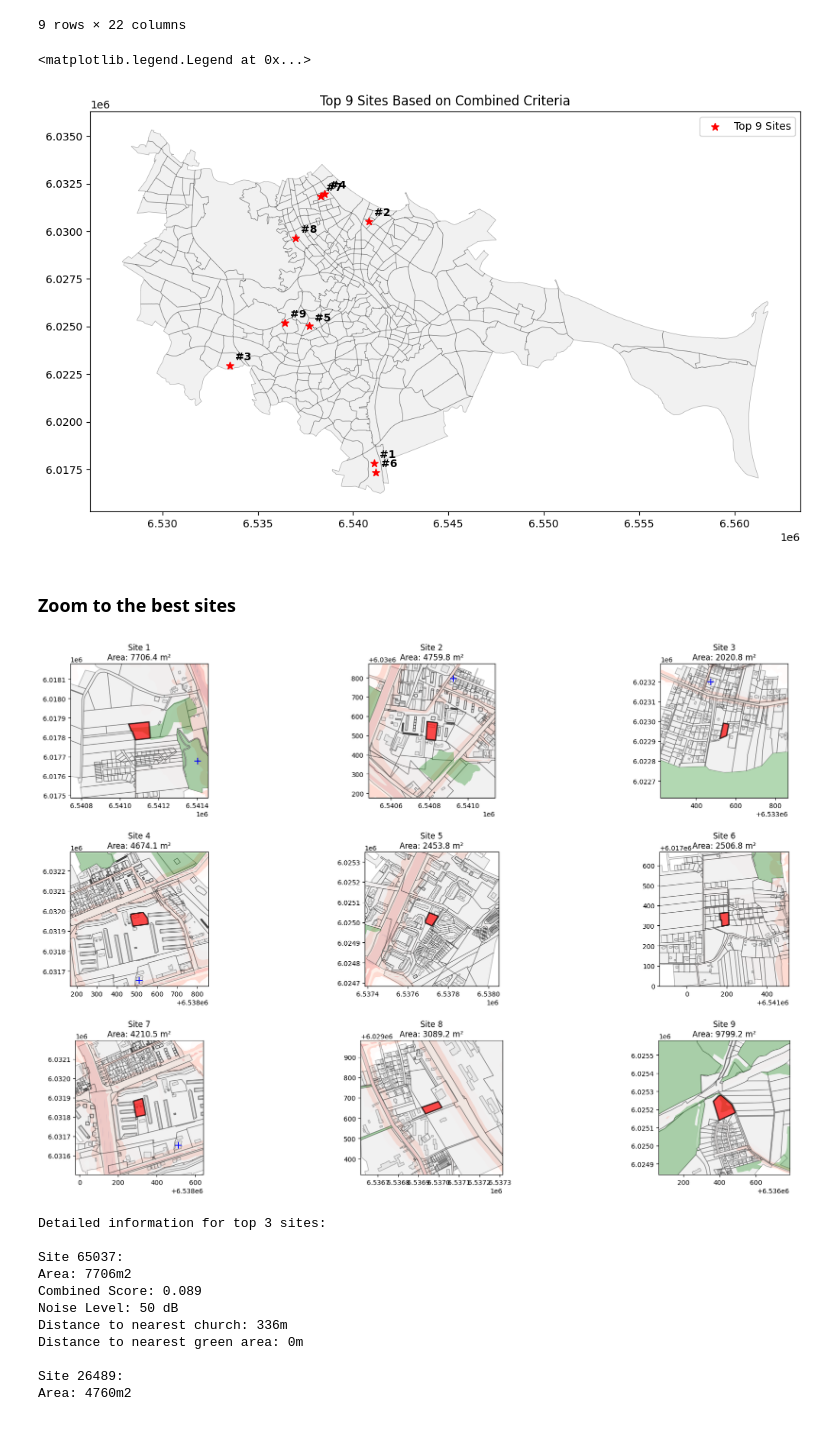
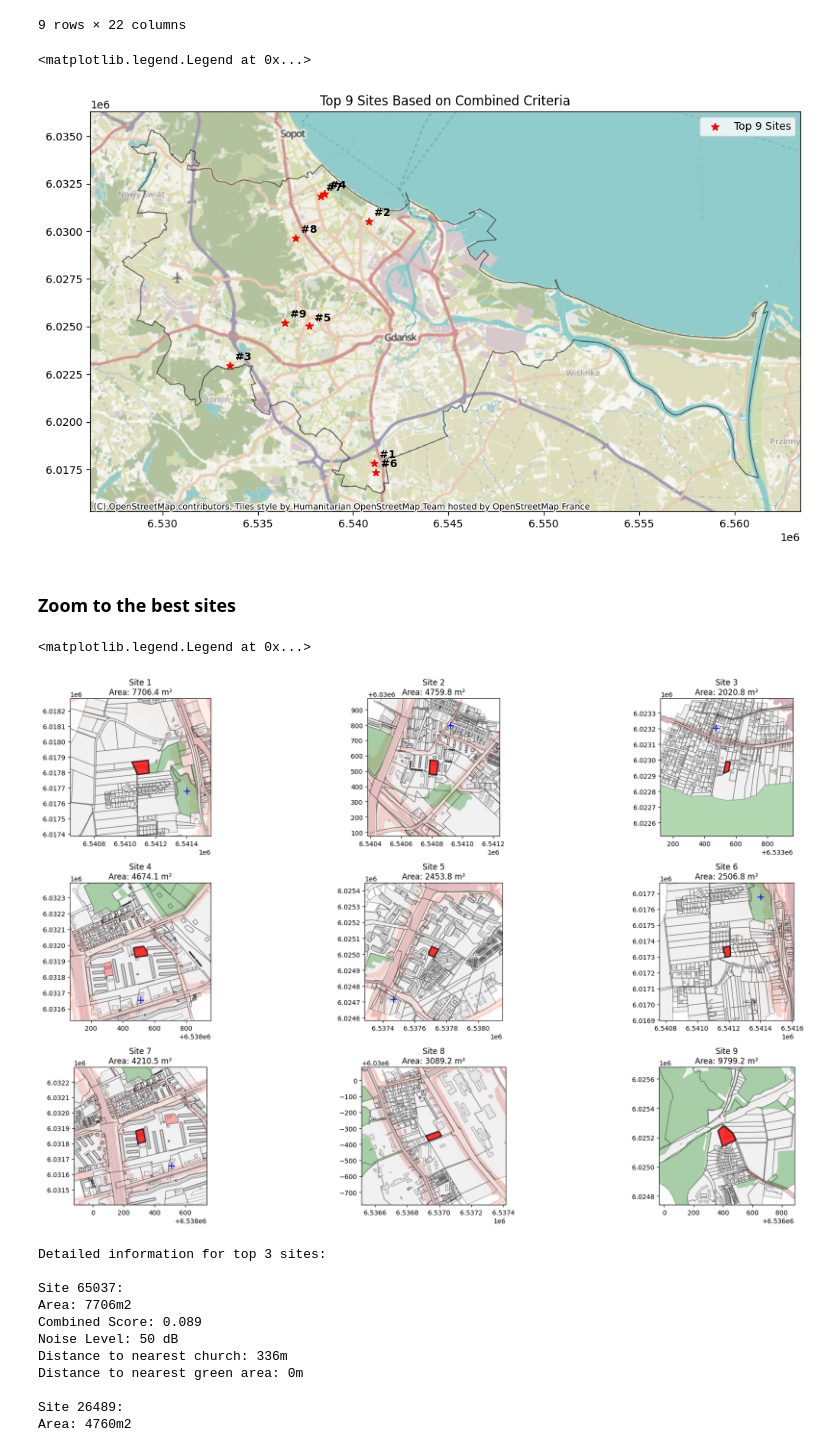
Before and after one commit to archiboi69/archestra, a Jupyter notebook: site_selection.ipynb, the cells around one changed output. Drawn from its saved outputs; the diff is of its cells as text; code cells hidden in the pictures.

Commit message:
added basemap to plots

```diff
--- a/site_selection.ipynb
+++ b/site_selection.ipynb
@@ -23,7 +23,9 @@ churches = gpd.read_file("/Users/michaldeja/Documents/GitHub/archestra/data/GIS/
 green_areas = gpd.read_file("/Users/michaldeja/Documents/GitHub/archestra/data/GIS/green_areas.gpkg")
 noise_map = gpd.read_file("/Users/michaldeja/Documents/GitHub/archestra/data/GIS/noise/noise_map.gpkg")
 neighborhoods = gpd.read_file("/Users/michaldeja/Documents/GitHub/archestra/data/GIS/rejony_transportowe.gpkg")
+city_boundary = gpd.read_file("/Users/michaldeja/Documents/GitHub/archestra/data/GIS/city_boundary2180.gpkg")
 
+city_boundary.to_crs("EPSG:2177", inplace=True)
 plots.set_crs("EPSG:2177", inplace=True)
 # %% [output]
 |  | gml_id | coordinates | ID_DZIALKI | NUMER_DZIALKI | NAZWA_OBREBU | NUMER_OBREBU | NUMER_JEDNOSTKI | ... |
@@ -193,36 +195,37 @@ best_sites
 # %%
 # Plot the results
 fig, ax = plt.subplots(figsize=(12, 8))
 
-# Plot the neighborhoods
-neighborhoods.plot(ax=ax, color='lightgrey', edgecolor='black', linewidth=0.5, alpha=0.3)
+
+# Plot the city boundary
+city_boundary.plot(ax=ax, edgecolor='black', linewidth=1, alpha=0.5)
 
 # Plot the centroids of the 10 best sites
 best_sites['centroid'].plot(
     ax=ax,
     color='red',
     marker='*',
     markersize=50,
     label='Top 9 Sites'
 )
 
 # Add labels with ranking
 for idx, site in best_sites.iterrows():
     rank = best_sites.index.get_loc(idx) + 1
     ax.annotate(
         f'#{rank}',
         xy=(site.centroid.x, site.centroid.y),
         xytext=(5, 5),
         textcoords='offset points',
         color='black',
         fontweight='bold'
     )
-
+ctx.add_basemap(ax, crs=2177)
 plt.title('Top 9 Sites Based on Combined Criteria')
 plt.legend()
 # %% [output]
 <matplotlib.legend.Legend at 0x...>
-[figure, old version]
+[figure, new version]
 # %% [markdown]
 ### Zoom to the best sites
 # %%
@@ -236,21 +239,24 @@ for idx in range(len(best_sites)):
     site = best_sites.iloc[idx]
 
     # Create buffer
-    buffer = site.geometry.buffer(buffer_distance)
+    buffer = site.geometry.buffer(buffer_distance+100)
 
     # Filter and plot background features
+    noise_map_in_view = noise_map[noise_map.intersects(buffer)]
     plots_in_view = plots[plots.intersects(buffer)]
     buildings_in_view = buildings[buildings.intersects(buffer)]
     green_areas_in_view = green_areas[green_areas.intersects(buffer)]
     pow_in_view = churches[churches.intersects(buffer)]
+    best_sites_in_view = best_sites[best_sites.intersects(buffer)]
 
     # Plot layers
-    noise_map.plot(ax=ax, cmap='Reds', alpha=0.3)
+    noise_map_in_view.plot(ax=ax, cmap='Reds', alpha=0.3)
     plots_in_view.plot(ax=ax, color='lightgrey', edgecolor='black', alpha=0.3)
     buildings_in_view.plot(ax=ax, color='lightgrey', edgecolor='black', alpha=0.3)
     green_areas_in_view.plot(ax=ax, color='green', alpha=0.3)
     if len(pow_in_view) > 0:
         pow_in_view.plot(ax=ax, color='blue', marker='+', markersize=100)
+    best_sites_in_view.plot(ax=ax, facecolor='red', alpha=0.3)
 
     # Highlight the site
     site_gdf = gpd.GeoDataFrame(geometry=[site.geometry], crs=2177)
@@ -263,8 +269,10 @@ for idx in range(len(best_sites)):
     ax.set_title(f'Site {idx+1}\nArea: {site.area:.1f} m²')
 
 plt.tight_layout()
+plt.legend()
 # %% [output]
+<matplotlib.legend.Legend at 0x...>
-[figure, old version]
+[figure, new version]
 # %%
 # Print detailed information about each site
 print("\nDetailed information for top 3 sites:")
```
Also changed, not shown: parts of 2 cells of this notebook, 1 other file.
